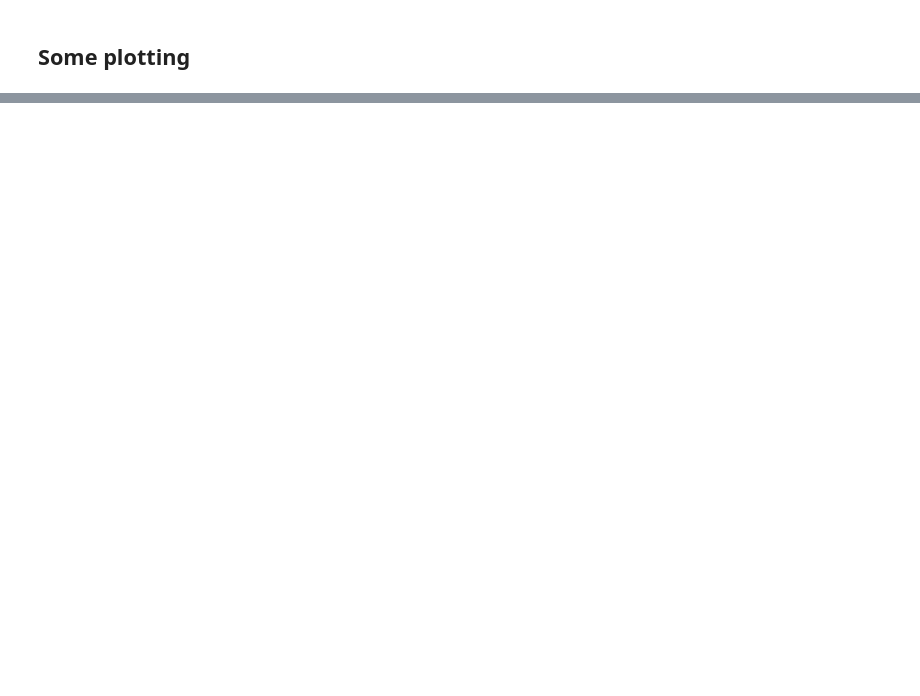
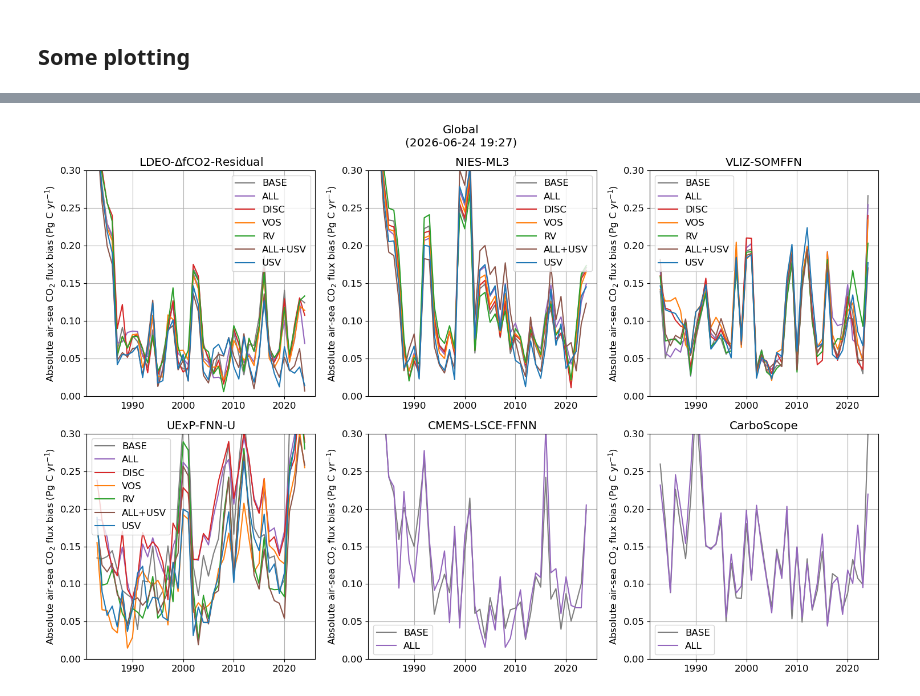
Before and after one commit to JamieLab/SOCOMv2, a Jupyter notebook: Experiment_OSSE/OSSE_CO2flux_calculate.ipynb, the cells around one changed output, grey strips where cells are left out. Saved outputs shown, nothing was run; the diff lists cells and outputs as text; code cells hidden in the pictures; blank space fills up the shorter version.

Commit message:
Updates to Expeirment 1 and Expeirment OSSE
- Updates plotting for Experiment 1
- Updates UExP-FNN-U scripts for Experiment OSSE
- Adds Experiment Participation excel sheet to repo

```diff
--- a/Experiment_OSSE/OSSE_CO2flux_calculate.ipynb
+++ b/Experiment_OSSE/OSSE_CO2flux_calculate.ipynb
@@ -465,7 +529,7 @@ OSSE7_LDEO_sfco2
 # %%
 import fluxengine_driver as fl
 
-masks = ['consistent_mask','consistent_mask_equator','consistent_mask_north','consistent_mask_south','consistent_mask_southernocean']
+masks = ['consistent_mask','consistent_mask_southernocean','consistent_mask_SP_STPS','consistent_mask_atlantic']
 for model in list(models.keys()):
     output_loc = os.path.join(truth_directory,model,'intergrated_fluxes')
     du.makefolder(output_loc)
@@ -594,0 +781,91 @@ No file
+# %%
+lims = [0,0.3]
+
+products = {
+    'LDEO':'LDEO-$\Delta$fCO2-Residual',
+    'NIES-ML3':'NIES-ML3',
+    'VLIZ-SOMFFN':'VLIZ-SOMFFN',
+    'UExP-FNN-U-v1': 'UExP-FNN-U',
+    'CMEMS-LSCE': 'CMEMS-LSCE-FFNN',
+    'CarboScope': 'CarboScope',
+}
+for mask in masks:
+    outputs = np.zeros((len(models.keys()),len(products.keys()),7,end_yr-start_yr+1)); outputs[:] = np.nan
+    t = 0
+    for model in list(models.keys()):
+        output_loc = os.path.join(truth_directory,model,'intergrated_fluxes')
+        truth = pd.read_table(os.path.join(output_loc,'model_flux_'+mask+'.csv'),sep=',')
+        t2 = 0
+        for product in list(products.keys()):
+            for i in range(7):
+                file = os.path.join(output_loc,'OSSE' + str(i+1)+'_'+product+'_flux_' + mask + '.csv')
+                try:
+                    data = pd.read_table(file,sep=',')
+                    outputs[t,t2,i,:] = np.abs(data['Net air-sea CO2 flux (Pg C yr-1)']-truth['Net air-sea CO2 flux (Pg C yr-1)'])
+                except:
+                    print(product + ' No file for experiment '+str(i+1))
+            t2 = t2+1
+        t=t+1
+
+    outputs_st = np.nanstd(outputs,axis=0)
+    outputs = np.nanmean(outputs,axis=0)
+
+    print(outputs.shape)
+
+    fig,ax = plt.subplots(int(np.ceil(len(products.keys())/3)),3,figsize=(15,5*int(np.ceil(len(products.keys())/3))))
+    ax = ax.ravel()
+    for i in range(len(list(products.keys()))):
+        for j in range(7):
+            if np.sum(np.isnan(outputs[i,j,:])) != outputs.shape[2]:
+                ax[i].plot(truth['# Year'],outputs[i,j,:],label=experiments[str(j+1)],color = cols[int(j)])
+        ax[i].legend()
+        ax[i].set_title(products[list(products.keys())[i]])
+        ax[i].set_ylim(lims)
+        ax[i].grid()
+        ax[i].set_ylabel('Absolute air-sea CO$_2$ flux bias (Pg C yr$^{-1}$)')
+    plt.suptitle(masking[mask] + '\n('+datetime.datetime.now().strftime('%Y-%m-%d %H:%M')+')')
+    plt.tight_layout()
+    plt.show()
+    fig.savefig(os.path.join(plot_loc,mask+'_'+version+'_bias_individual.png'),dpi=150)
+    plt.close(fig)
+    fig,ax = plt.subplots(1,1)
+    output2 = np.copy(outputs)
+    outputs_st = np.nanmean(outputs_st,axis=0)
+    outputs = np.nanmean(outputs,axis=0)
+
+    for j in range(7):
+        ax.plot(truth['# Year'],outputs[j,:],label=experiments[str(j+1)],color = cols[int(j)])
+    ax.legend(bbox_to_anchor=(1,0.75))
+    ax.grid()
+    ax.set_ylabel('Absolute air-sea CO$_2$ flux bias (Pg C yr$^{-1}$)')
+    ax.set_xlabel('Year')
+    ylim = ax.get_ylim()
+    ax.set_ylim([0,ylim[1]])
+    plt.tight_layout()
+    # plt.suptitle(masking[mask] + '\n('+datetime.datetime.now().strftime('%Y-%m-%d %H:%M')+')')
+    plt.show()
+    fig.savefig(os.path.join(plot_loc,mask+'_'+version+'_bias_combined.png'),dpi=150)
+    plt.close(fig)
+    outputs_std = np.nanmean(outputs_st[:,-4:],axis=1)
+    outputs = np.nanmean(outputs[:,-4:],axis=1)
+    # outputs = outputs/outputs[0]*100
+    np.savetxt(os.path.join(csv_output,'OSSE_expeirment_global_flux_bias_2020_2024_6_products_v1.csv'),np.transpose(outputs[...,np.newaxis]),delimiter=',',header='Absolute air-sea CO2 flux bias (Pg C yr-1)\nBase,ALL,DISC,VOS,RV,ALL+USV,USV')
+    fig,ax = plt.subplots(1,1)
+    lab = []
+    pos = []
+    print(output2.shape)
+    for j in range(7):
+        ax.scatter(j,outputs[j],144,color=cols[int(j)],marker=experiment_markers[str(j+1)],edgecolor='k')
+        ax.errorbar(j,outputs[j],yerr=outputs_std[j],color='k')
+        for i in range(output2.shape[0]):
+            ax.scatter(j,np.nanmean(output2[i,j,-4:]),72,color=cols[int(j)],marker=experiment_markers[str(j+1)],edgecolor='k')
+        lab.append(experiments[str(j+1)])
+        pos.append(j)
+    ax.set_xticks(pos, labels=lab)
+    ax.set_ylabel('Absolute air-sea\nCO$_2$ flux bias (Pg C yr$^{-1}$)')
+    # plt.suptitle(masking[mask] + '\n('+datetime.datetime.now().strftime('%Y-%m-%d %H:%M')+')')
+    ax.grid()
+    plt.tight_layout()
+    fig.savefig(os.path.join(plot_loc,mask+'_'+version+'_bias_reduction.png'),dpi=150)
+    plt.show()
+# %% [output]
@@ -594,0 +889 @@ No file
+[figure, added]
```
Also changed, not shown: parts of 10 cells of this notebook, 4 other files.
